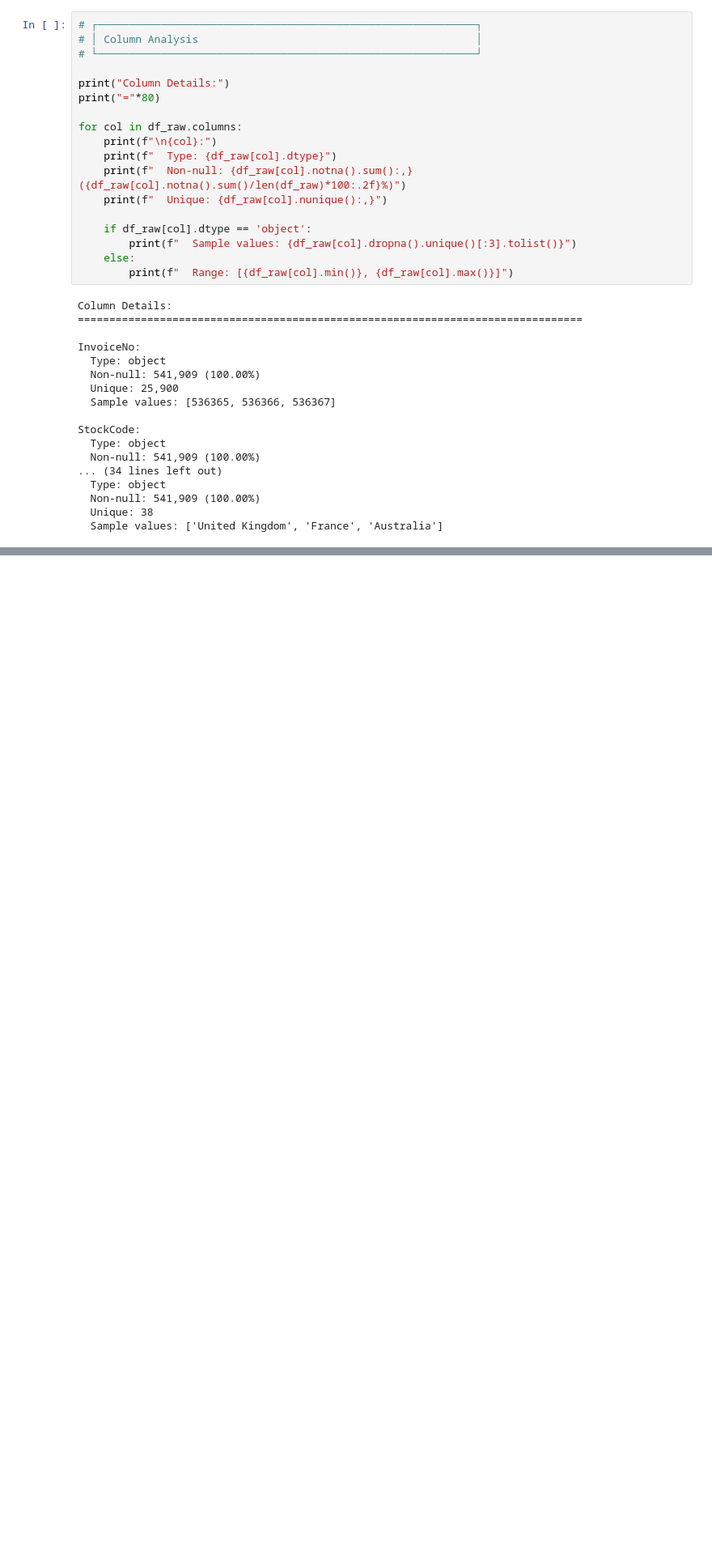
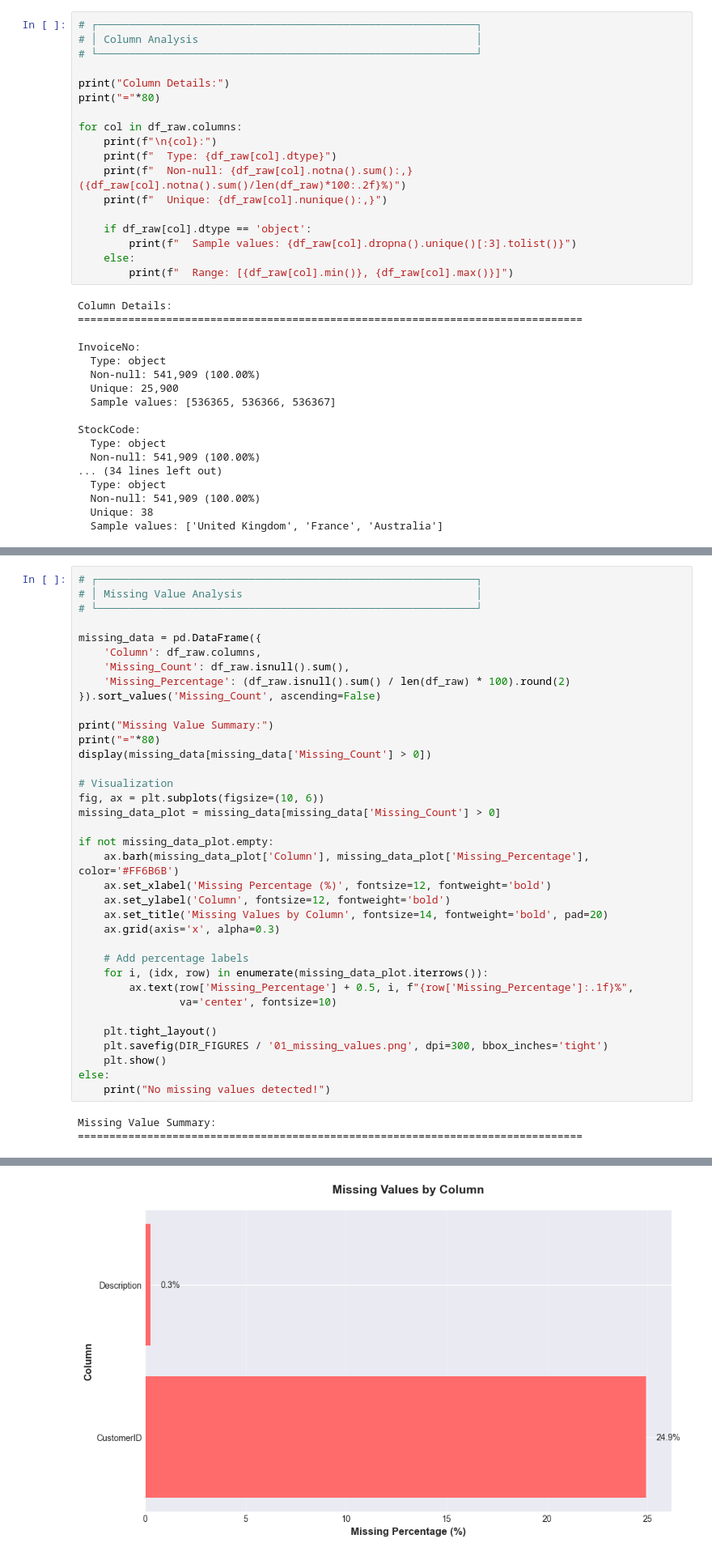
Before and after one commit to HarpinderC/ML-Business-Intelligence, a Jupyter notebook: customer-retention-analysis/notebooks/01_data_exploration.ipynb, the cells around one changed output, grey strips where cells are left out. Shown at 81% size. Drawn from its saved outputs; the diff is of its cells as text; blank space fills up the shorter version.

```diff
--- a/customer-retention-analysis/notebooks/01_data_exploration.ipynb
+++ b/customer-retention-analysis/notebooks/01_data_exploration.ipynb
@@ -218,0 +227,39 @@ StockCode:
+# %%
+# ┌────────────────────────────────────────────────────────────┐
+# │ Missing Value Analysis                                     │
+# └────────────────────────────────────────────────────────────┘
+
+missing_data = pd.DataFrame({
+    'Column': df_raw.columns,
+    'Missing_Count': df_raw.isnull().sum(),
+    'Missing_Percentage': (df_raw.isnull().sum() / len(df_raw) * 100).round(2)
+}).sort_values('Missing_Count', ascending=False)
+
+print("Missing Value Summary:")
+print("="*80)
+display(missing_data[missing_data['Missing_Count'] > 0])
+
+# Visualization
+fig, ax = plt.subplots(figsize=(10, 6))
+missing_data_plot = missing_data[missing_data['Missing_Count'] > 0]
+
+if not missing_data_plot.empty:
+    ax.barh(missing_data_plot['Column'], missing_data_plot['Missing_Percentage'], color='#FF6B6B')
+    ax.set_xlabel('Missing Percentage (%)', fontsize=12, fontweight='bold')
+    ax.set_ylabel('Column', fontsize=12, fontweight='bold')
+    ax.set_title('Missing Values by Column', fontsize=14, fontweight='bold', pad=20)
+    ax.grid(axis='x', alpha=0.3)
+
+    # Add percentage labels
+    for i, (idx, row) in enumerate(missing_data_plot.iterrows()):
+        ax.text(row['Missing_Percentage'] + 0.5, i, f"{row['Missing_Percentage']:.1f}%",
+                va='center', fontsize=10)
+
+    plt.tight_layout()
+    plt.savefig(DIR_FIGURES / '01_missing_values.png', dpi=300, bbox_inches='tight')
+    plt.show()
+else:
+    print("No missing values detected!")
+# %% [output]
+Missing Value Summary:
+================================================================================
@@ -218,0 +269 @@ StockCode:
+[figure, added]
```
Also changed, not shown: parts of 10 cells of this notebook, 1 other file.
